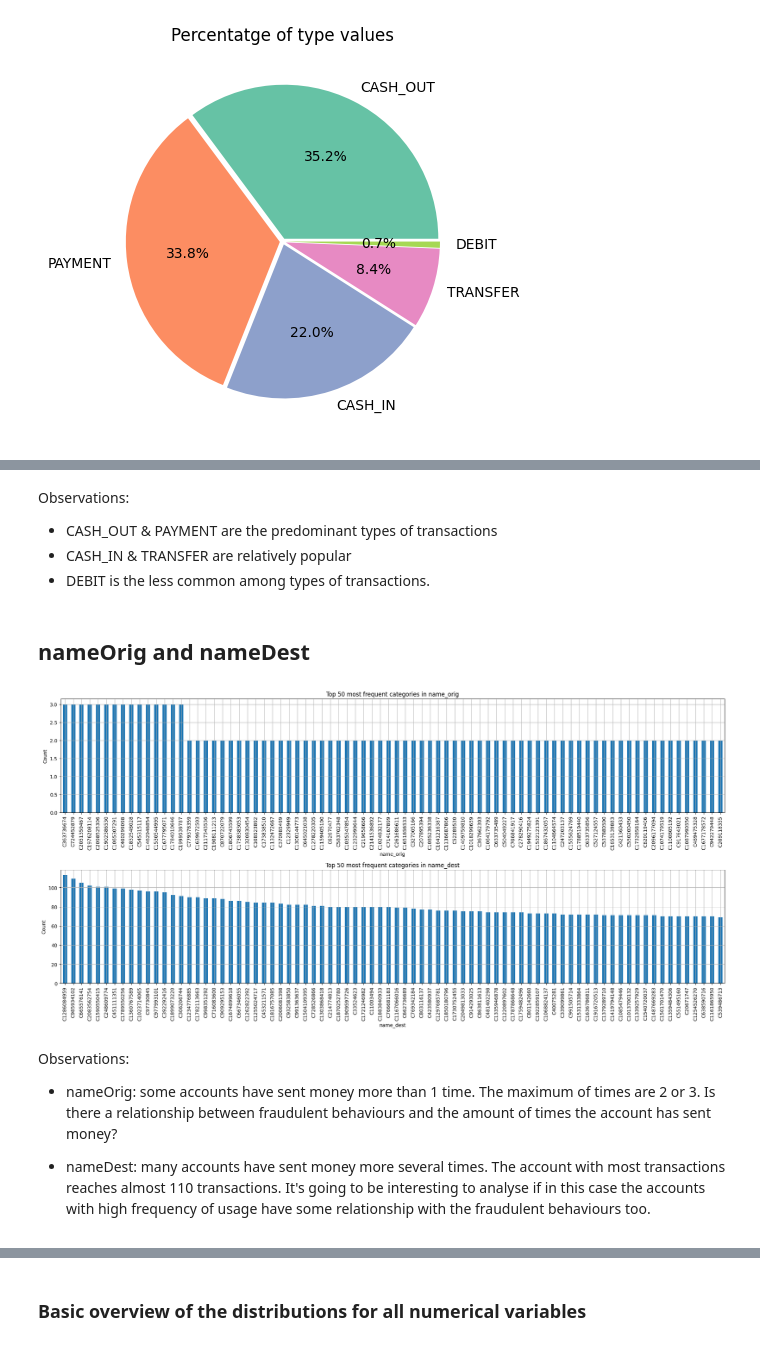
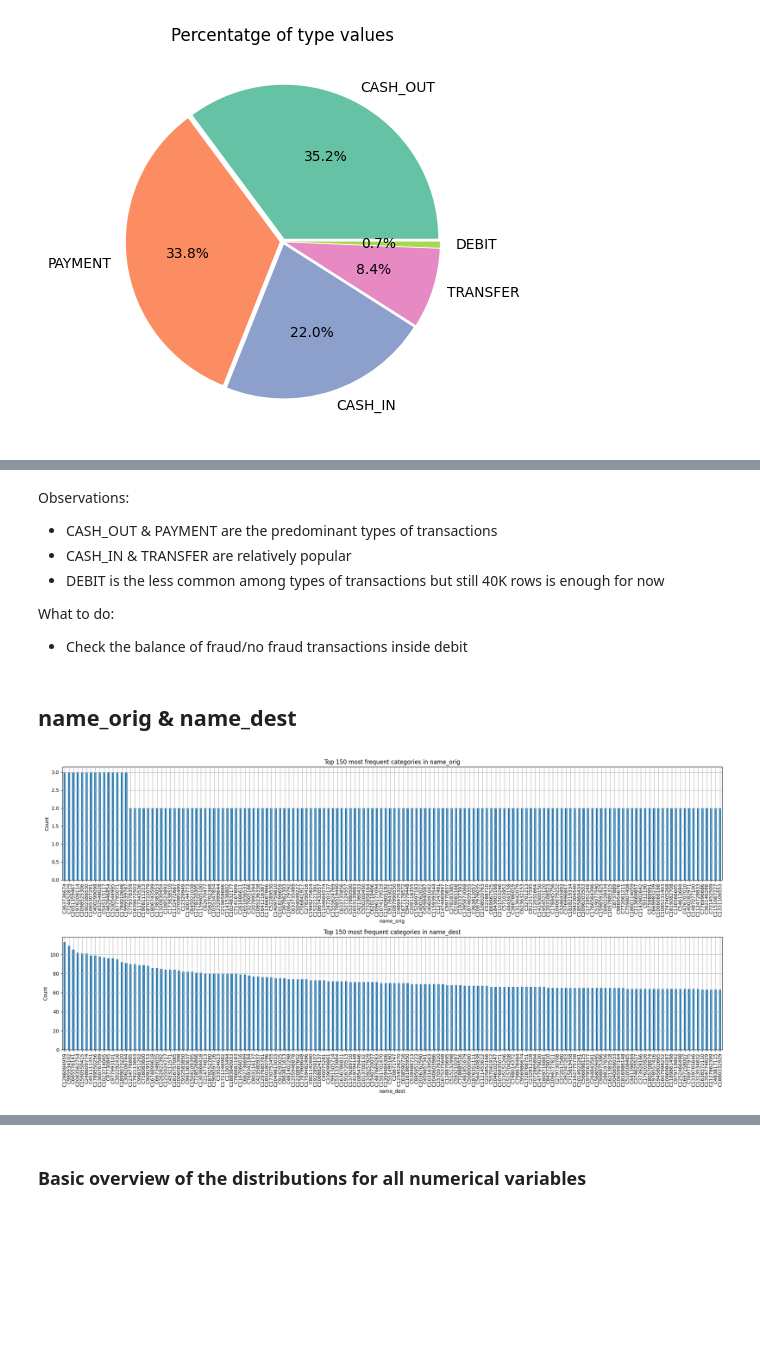
Before and after one commit to amaldu/fraud_detection, a Jupyter notebook: notebooks/01_univariate_analysis.ipynb, the cells around one changed output, grey strips where cells are left out. Drawn from its saved outputs; the diff is of its cells as text; code cells hidden in the pictures; blank space fills up the shorter version.

Commit message:
fix: remade target fraud univar analysis

```diff
--- a/notebooks/01_univariate_analysis.ipynb
+++ b/notebooks/01_univariate_analysis.ipynb
@@ -4,25 +4,25 @@
 The objective of this notebook is to analyze each variable separately to understand its distribution, central tendencies (mean, median), and dispersion (variance, standard deviation). It also includes visualization of variables.
 # %%
 from pathlib import Path
+import os
 
 PROJECT_ROOT = Path.cwd()
 DATA_DIR = PROJECT_ROOT / 'data'
-BRONZE_DIR = DATA_DIR / 'bronze'
-DATA_FILE = BRONZE_DIR / 'df_fraud.parquet'
+SILVER_DIR = DATA_DIR / 'silver'
+DATA_FILE = SILVER_DIR / 'df_fraud.parquet'
+
+base_directory = 'notebooks/images/images_univar_analysis'
+os.makedirs(base_directory, exist_ok=True)
 # %%
 import pandas as pd
 import matplotlib.pyplot as plt
 import seaborn as sns
-from src.utils import pie_plot, skewness_and_kurtosis, detect_outliers
+from src.utils import pie_plot, bar_plot, skewness_and_kurtosis, detect_outliers
 import numpy as np
 import os
 from IPython.display import Image
 from scipy.stats import probplot, kstest
-
-base_directory = 'images/images_univar_analysis'
-
-os.makedirs(base_directory, exist_ok=True)
 # %%
-data = pd.read_parquet('data/silver/df_fraud.parquet', engine='fastparquet')
+data = pd.read_parquet(DATA_FILE, engine='fastparquet')
 data
 # %% [output]
@@ -119,31 +159,36 @@ pie_plot(data['type'])
 Observations:
 - CASH_OUT & PAYMENT are the predominant types of transactions
 - CASH_IN & TRANSFER are relatively popular
-- DEBIT is the less common among types of transactions.
+- DEBIT is the less common among types of transactions but still 40K rows is enough for now
+
+What to do:
+
+- Check the balance of fraud/no fraud transactions inside debit
-# %% [markdown]
-## nameOrig and nameDest
+# %% [markdown]
+## name_orig & name_dest
 # %%
+filename = 'barplot_nameorig_namedest.png'
+plot_filename = os.path.join(base_directory, filename)
 
-categorical_cols = [ 'name_orig', 'name_dest']
+if not os.path.isfile(plot_filename):
+    categorical_cols = [ 'name_orig', 'name_dest']
 
-fig, axs = plt.subplots(nrows=2, ncols=1, figsize=(20, 10))
+    fig, axs = plt.subplots(nrows=2, ncols=1, figsize=(20, 10))
 
-for ax, col in zip(axs, categorical_cols):
-    top_categories = data[col].value_counts().nlargest(80)
+    for ax, col in zip(axs, categorical_cols):
+        top_categories = data[col].value_counts().nlargest(150)
 
-    top_categories.plot(kind='bar', ax=ax)
+        top_categories.plot(kind='bar', ax=ax)
 
-    ax.set_title(f'Top 50 most frequent categories in {col}')
-    ax.set_xlabel(col)
-    ax.set_ylabel('Count')
-    ax.grid(True)
+        ax.set_title(f'Top 150 most frequent categories in {col}')
+        ax.set_xlabel(col)
+        ax.set_ylabel('Count')
+        ax.grid(True)
 
-plt.tight_layout()
-plt.show()
+    plt.tight_layout()
+    plt.savefig(plot_filename)
+    plt.close(fig)
+
+Image(filename=plot_filename)
 # %% [output]
-[figure, old version]
+[figure, new version]
-# %% [markdown]
-Observations:
-- nameOrig: some accounts have sent money more than 1 time. The maximum of times are 2 or 3. Is there a relationship between fraudulent behaviours and the amount of times the account has sent money?
-
-- nameDest: many accounts have sent money more several times. The account with most transactions reaches almost 110 transactions. It's going to be interesting to analyse if in this case the accounts with high frequency of usage have some relationship with the fraudulent behaviours too.
```
Also changed, not shown: parts of 50 cells of this notebook.
